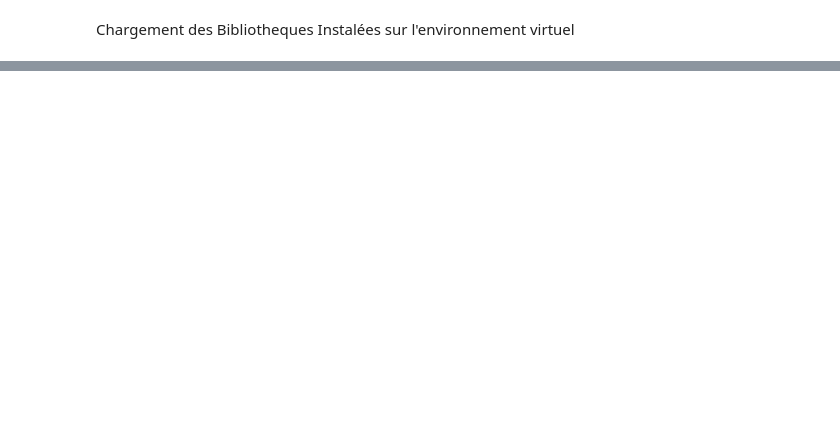
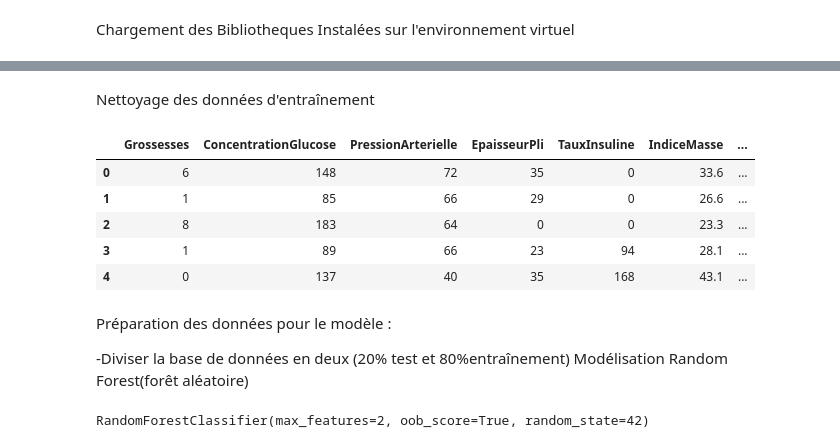
Before and after one commit to Yobapatrick/classification_diabete, a Jupyter notebook: code.ipynb, the cells around one changed output, grey strips where cells are left out. Saved outputs shown, nothing was run; the diff lists cells and outputs as text; code cells hidden in the pictures; blank space fills up the shorter version.

Commit message:
Nettoyage des donnees et preparation des donnees pour le modele d'entrainement

```diff
--- a/code.ipynb
+++ b/code.ipynb
@@ -17,0 +67,24 @@ FileNotFoundError: [Errno 2] No such file or directory: 'data/Training.csv'
+# %% [markdown]
+Nettoyage des données d'entraînement
+# %%
+diabete=diabete.rename(columns={
+    'Pregnancies':'Grossesses',
+    'Glucose':'ConcentrationGlucose',
+    'BloodPressure':'PressionArterielle',
+    'SkinThickness':'EpaisseurPli',
+    'Insulin':'TauxInsuline',
+    'BMI':'IndiceMasse',
+    'DiabetesPedigreeFunction':'FonctionPedigree'})
+diabete.head()
+# %% [output]
+|  | Grossesses | ConcentrationGlucose | PressionArterielle | EpaisseurPli | TauxInsuline | IndiceMasse | ... |
+| 0 | 6 | 148 | 72 | 35 | 0 | 33.6 | ... |
+| 1 | 1 | 85 | 66 | 29 | 0 | 26.6 | ... |
+| 2 | 8 | 183 | 64 | 0 | 0 | 23.3 | ... |
+| 3 | 1 | 89 | 66 | 23 | 94 | 28.1 | ... |
+| 4 | 0 | 137 | 40 | 35 | 168 | 43.1 | ... |
+# %% [markdown]
+Préparation des données pour le modèle :
+
+-Diviser la base de données en deux (20% test et 80%entraînement)
+Modélisation Random Forest(forêt aléatoire)
@@ -17,0 +99,13 @@ FileNotFoundError: [Errno 2] No such file or directory: 'data/Training.csv'
+# %%
+from sklearn.ensemble import RandomForestClassifier
+
+# Calculer le nombre maximum de variables (max_features) à la racine carrée
+max_features = int(np.sqrt(X.shape[1]))
+
+# Créer la forêt aléatoire avec les hyperparamètres fixés
+random_forest = RandomForestClassifier(n_estimators=100, max_features=max_features, random_state=42,oob_score=True)
+
+# Entraîner le modèle sur les données d'entraînement
+random_forest.fit(X_train, y_train)
+# %% [output]
+RandomForestClassifier(max_features=2, oob_score=True, random_state=42)
```
Also changed, not shown: parts of 5 cells of this notebook.
